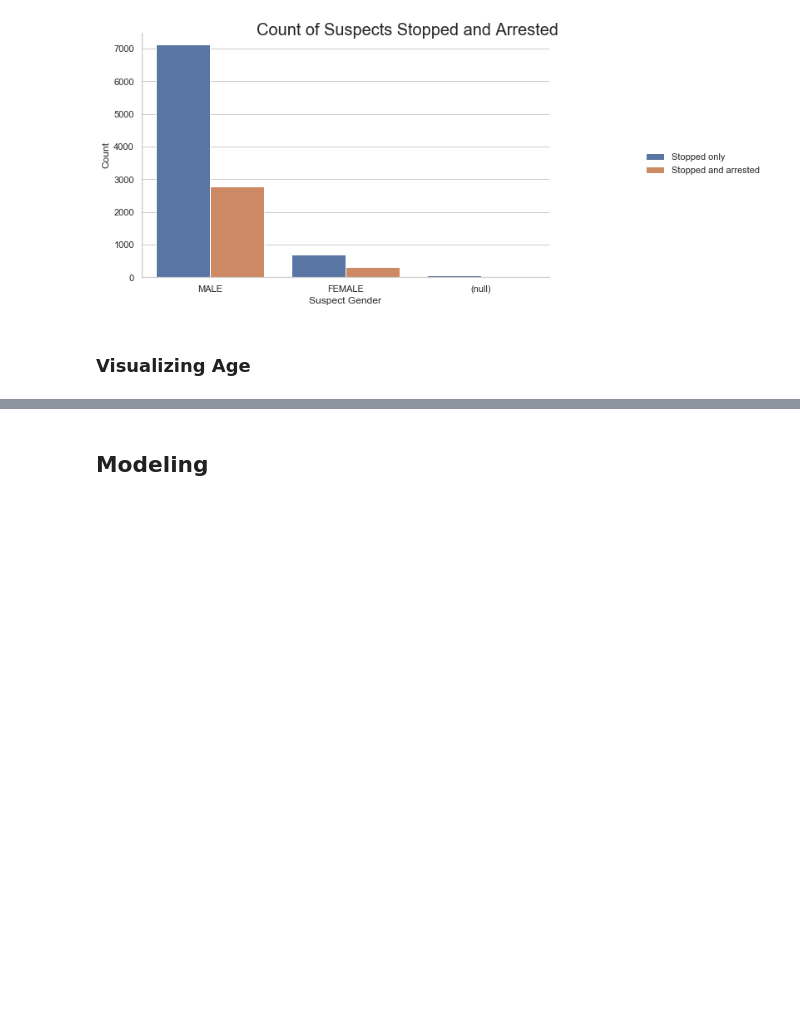
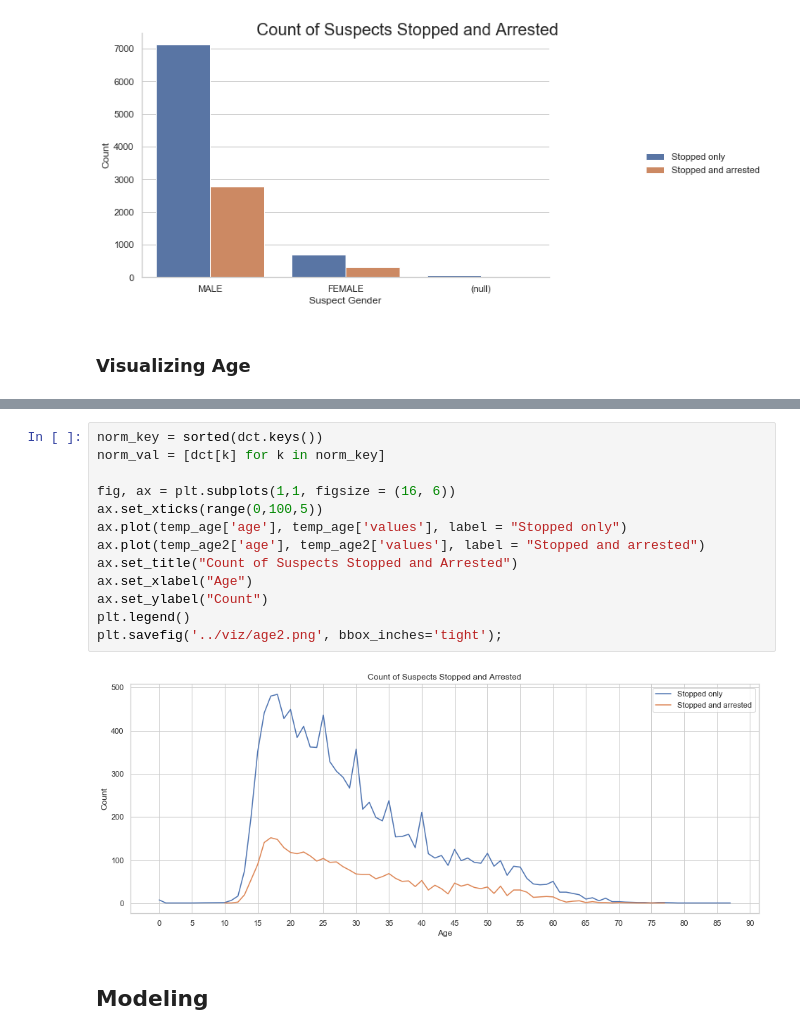
Before and after one commit to phoebewong/NYPD-Algorithm-Fairness, a Jupyter notebook: src/NYPD-Algorithm-Fairness-Stat-Parity2.ipynb, the cells around one changed output, grey strips where cells are left out. Saved outputs shown, nothing was run; the diff lists cells and outputs as text; blank space fills up the shorter version.

```diff
--- a/src/NYPD-Algorithm-Fairness-Stat-Parity2.ipynb
+++ b/src/NYPD-Algorithm-Fairness-Stat-Parity2.ipynb
@@ -210,3 +269,18 @@ ax.plot(keys, values);
+# %%
+norm_key = sorted(dct.keys())
+norm_val = [dct[k] for k in norm_key]
+
+fig, ax = plt.subplots(1,1, figsize = (16, 6))
+ax.set_xticks(range(0,100,5))
+ax.plot(temp_age['age'], temp_age['values'], label = "Stopped only")
+ax.plot(temp_age2['age'], temp_age2['values'], label = "Stopped and arrested")
+ax.set_title("Count of Suspects Stopped and Arrested")
+ax.set_xlabel("Age")
+ax.set_ylabel("Count")
+plt.legend()
+plt.savefig('../viz/age2.png', bbox_inches='tight');
+# %% [output]
+[figure, added]
 # %% [markdown]
 ## Modeling
 # %% [markdown]
```
Also changed, not shown: parts of 5 cells of this notebook, 15 other files.
